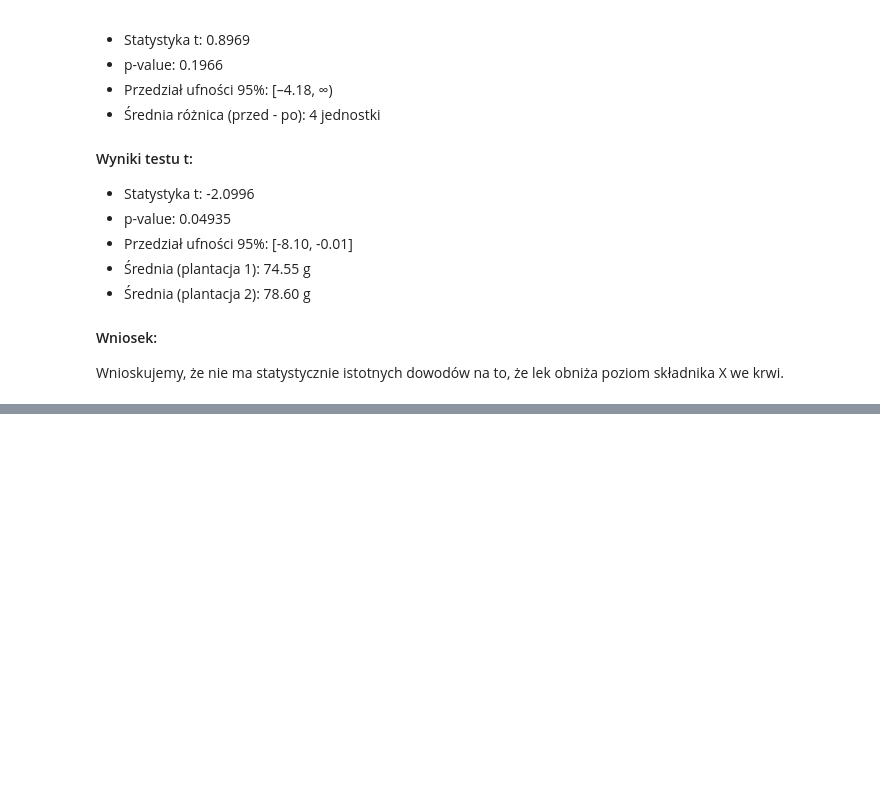
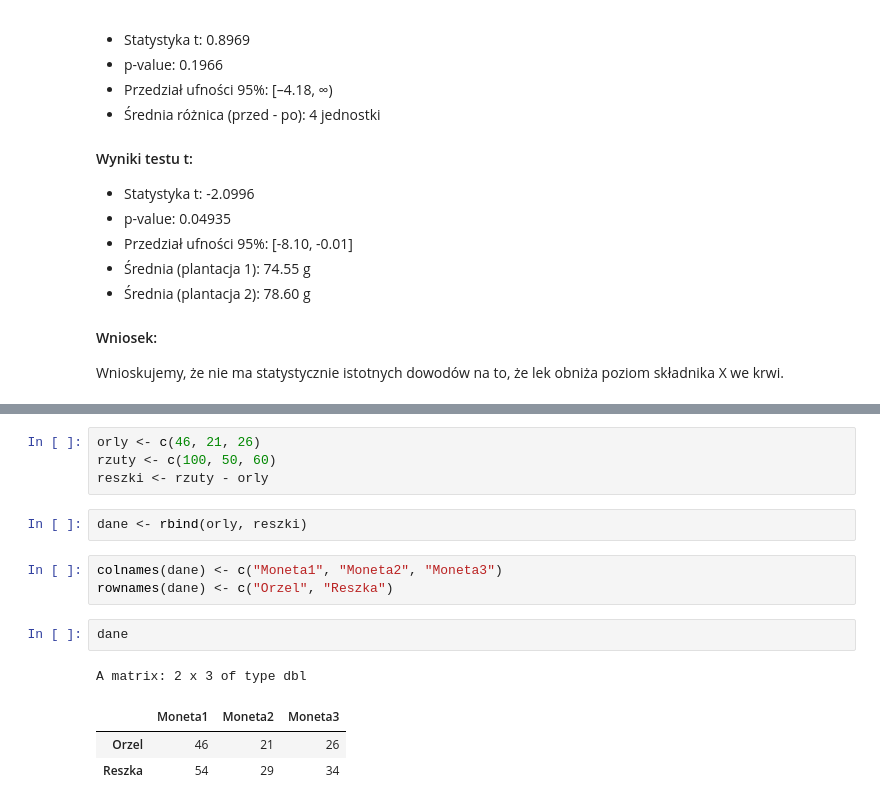
Before and after one commit to Kotmin/R-Planowanie-Eksperymentu, a Jupyter notebook: Praca_domowa_2.ipynb, the cells around one changed output, grey strips where cells are left out. Cells and saved outputs as stored; diff of their text form; blank space fills up the shorter version.

```diff
--- a/Praca_domowa_2.ipynb
+++ b/Praca_domowa_2.ipynb
@@ -301,0 +327,16 @@ Wnioskujemy, że nie ma statystycznie istotnych dowodów na to, że lek obniża
+# %%
+orly <- c(46, 21, 26)
+rzuty <- c(100, 50, 60)
+reszki <- rzuty - orly
+# %%
+dane <- rbind(orly, reszki)
+# %%
+colnames(dane) <- c("Moneta1", "Moneta2", "Moneta3")
+rownames(dane) <- c("Orzel", "Reszka")
+# %%
+dane
+# %% [output]
+A matrix: 2 x 3 of type dbl
+|  | Moneta1 | Moneta2 | Moneta3 |
+| Orzel | 46 | 21 | 26 |
+| Reszka | 54 | 29 | 34 |
```
Also changed, not shown: parts of 12 cells of this notebook.
